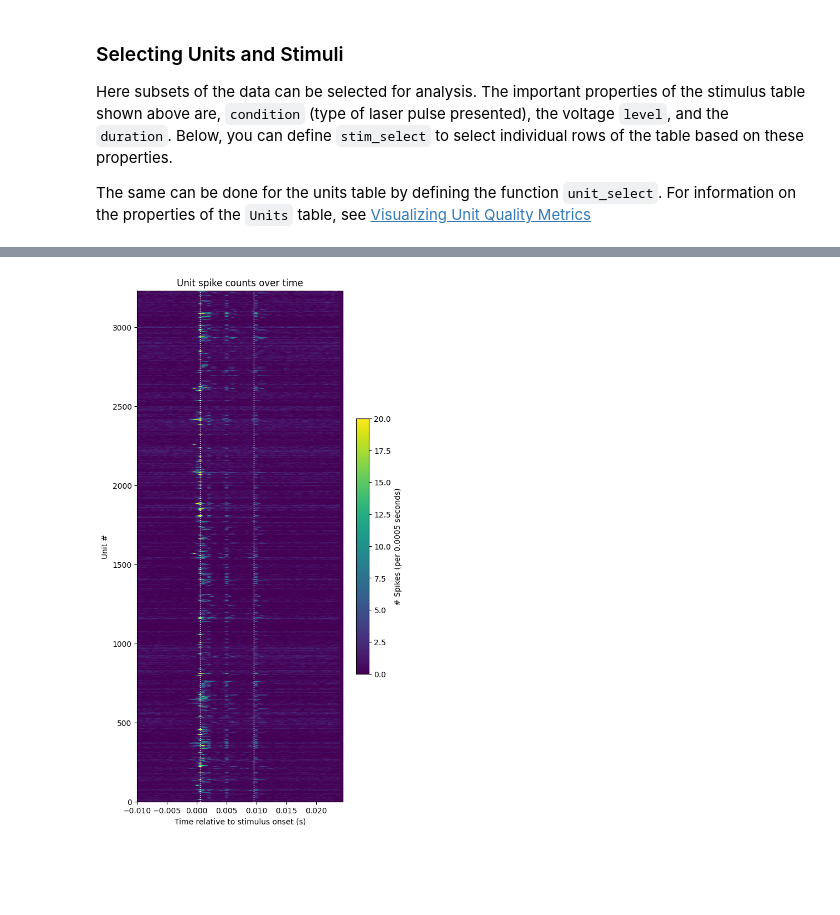
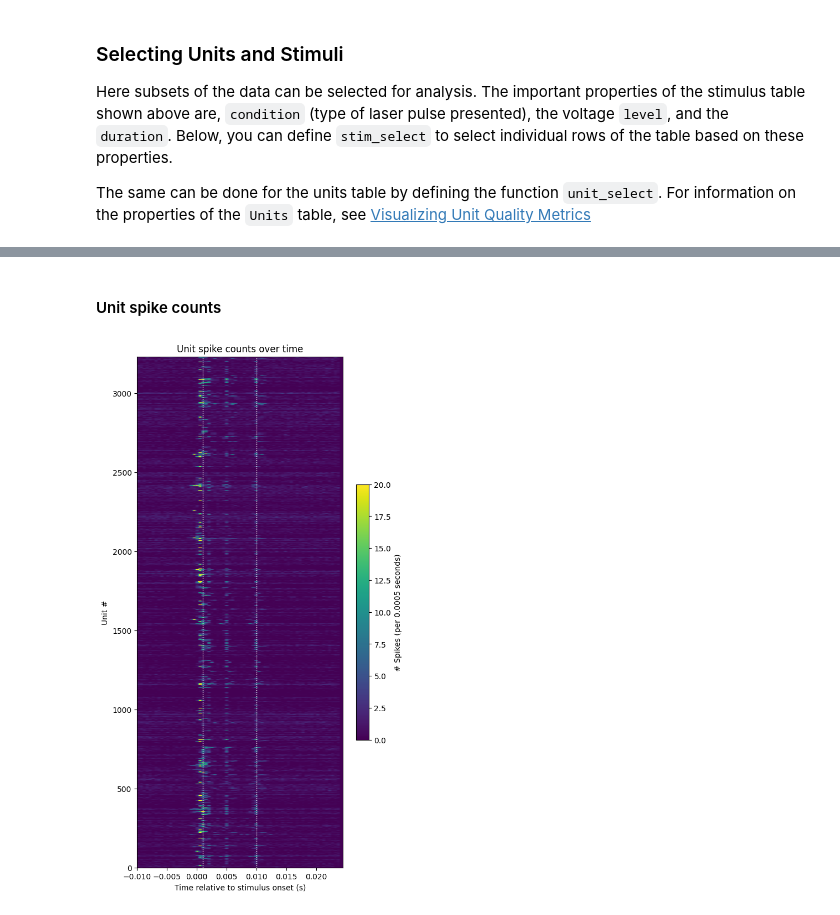
Before and after one commit to AllenInstitute/openscope_databook, a Jupyter notebook: docs/first-order/optotagging.ipynb, the cells around one changed output, grey strips where cells are left out. Saved outputs shown, nothing was run; the diff lists cells and outputs as text; code cells hidden in the pictures; blank space fills up the shorter version.

```diff
--- a/docs/first-order/optotagging.ipynb
+++ b/docs/first-order/optotagging.ipynb
@@ -118,9 +132,25 @@ Here, the spike times of the selected units are used along with the selected sti
+# %%
+# time bins used
+bin_edges = np.arange(window_time_start, window_time_end, time_resolution)
+
+# useful throughout analysis
+n_units = len(units_spike_times)
+n_trials = len(stim_times)
+
+# calculate baseline and stimulus interval indices for use later
+stim_start_time = censor_period
+stim_end_time = stim_start_time + stim_duration
+
+stim_start_idx = int((stim_start_time - (bin_edges[0])) / time_resolution)
+stim_end_idx = int((stim_end_time - (bin_edges[0])) / time_resolution)
+bl_start_idx = 0
+bl_end_idx = int((0-censor_period-bin_edges[0]) / time_resolution)
 # %%
-time_resolution = 0.0005
-bin_edges = np.arange(-0.01, 0.025, time_resolution)
-spike_matrix = np.zeros( (len(units_spike_times), len(bin_edges), len(stim_times)) )
+# 3D spike matrix to be populated with spike counts
+spike_matrix = np.zeros((n_units, len(bin_edges), n_trials))
 
-for unit_idx in range(len(units_spike_times)):
+# populate 3D spike matrix for each unit for each stimulus trial by counting spikes into bins
+for unit_idx in range(n_units):
     spike_times = units_spike_times[unit_idx]
 
     for stim_idx, stim_time in enumerate(stim_times):
@@ -133,23 +163,23 @@ for unit_idx in range(len(units_spike_times)):
         # convert spike times into relative time bin indices
         bin_indices = ((spike_times_in_range - (first_bin_time)) / time_resolution).astype(int)
 
-        # mark that there is a spike for these bin times for this unit on this stim trial
+        # mark that there is a spike at these bin times for this unit on this stim trial
         for bin_idx in bin_indices:
             spike_matrix[unit_idx, bin_idx, stim_idx] += 1
 
 # aggregate all stim trials to get total spikes by unit over time
 spike_counts = np.sum(spike_matrix, axis=2)
 # %%
-def show_counts(counts_matrix, stim_bounds=[], title="", c_label="", vmin=None, vmax=None):
+def show_counts(counts_array, stim_bounds=[], title="", c_label="", vmin=None, vmax=None):
     fig, ax = plt.subplots(figsize=(6,12)) # change fig size for different plot dimensions
-    img = ax.imshow(counts_matrix,
-                    extent=[np.min(bin_edges), np.max(bin_edges), 0, len(counts_matrix)],
+    img = ax.imshow(counts_array,
+                    extent=[np.min(bin_edges), np.max(bin_edges), 0, len(counts_array)],
                     aspect="auto",
                     vmin=vmin,
                     vmax=vmax) # change vmax to get a better depiction of your data
 
     for bound in stim_bounds:
-        ax.plot([bound, bound],[0, len(counts_matrix)], ':', color='white', linewidth=1.0)
+        ax.plot([bound, bound],[0, len(counts_array)], ':', color='white', linewidth=1.0)
 
     ax.set_xlabel("Time relative to stimulus onset (s)")
     ax.set_ylabel("Unit #")
@@ -158,15 +188,16 @@ def show_counts(counts_matrix, stim_bounds=[], title="", c_label="", vmin=None,
 
     cbar = fig.colorbar(img, shrink=0.5)
     cbar.set_label(c_label)
+# %% [markdown]
+#### Unit spike counts
 # %%
 show_counts(spike_counts,
-                  stim_bounds=[0.0005, 0.0095],
-                  title="Unit spike counts over time",
-                  c_label=f"# Spikes (per {time_resolution} seconds)",
-                  vmin=0,
-                  vmax=20
-                 )
+            stim_bounds=[censor_period, stim_duration],
+            title="Unit spike counts over time",
+            c_label=f"# Spikes (per {time_resolution} seconds)",
+            vmin=0,
+            vmax=20)
 # %% [output]
-[figure, old version]
+[figure, new version]
 # %% [markdown]
 ### Identifying Optotagged Units
```
Also changed, not shown: parts of 18 cells of this notebook.
